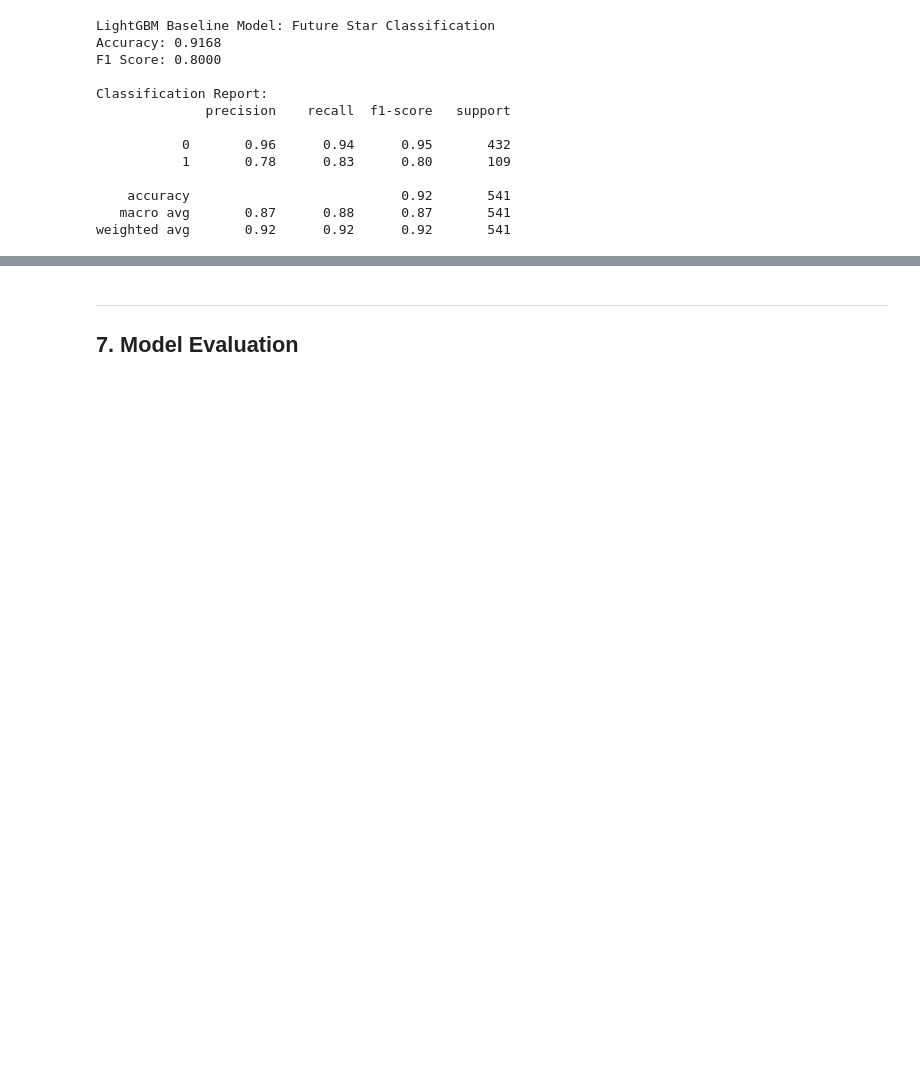
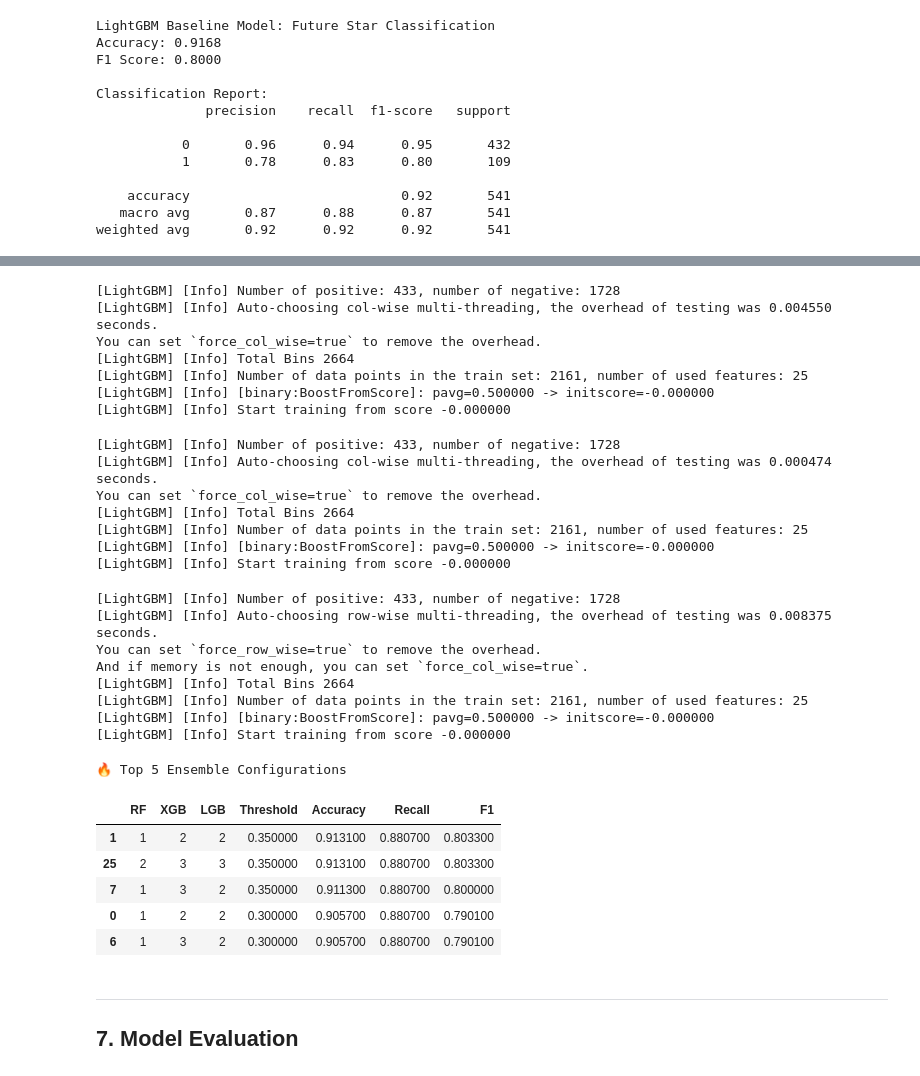
Before and after one commit to rahafw/future_stars, a Jupyter notebook: notebooks/future_stars_final.ipynb, the cells around one changed output, grey strips where cells are left out. Saved outputs shown, nothing was run; the diff lists cells and outputs as text; code cells hidden in the pictures; blank space fills up the shorter version.

```diff
--- a/notebooks/future_stars_final.ipynb
+++ b/notebooks/future_stars_final.ipynb
@@ -52,7 +52,7 @@ from sklearn.pipeline import Pipeline
 import xgboost as xgb
 import lightgbm as lgb
 # %%
-df = pd.read_csv("/home/rahaf/code/rahafw/future_stars/data/players_data_light-2024_2025.csv")
+df = pd.read_csv("/home/inx_17/code/rahafw/future_stars/data/players_data_light-2024_2025.csv")
 df.head()
 # %% [output]
 |  | Rk | Player | Nation | Pos | Squad | Comp | Age | Born | MP | Starts | ... | ... |
@@ -769,0 +817,48 @@ weighted avg       0.92      0.92      0.92       541
+# %%
+
+# --------------------------------------------------------
+# ⚙️ Step 1: Define search grids
+# --------------------------------------------------------
+weight_grid = [(1,2,2), (1,3,2), (1,2,3), (1,3,3), (2,3,3)]
+thresholds = np.arange(0.3, 0.6, 0.05)
+
+results = []
+
+# --------------------------------------------------------
+# 🚀 Step 2: Try every weight + threshold combo
+# --------------------------------------------------------
+for w_rf, w_xgb, w_lgb in weight_grid:
+    # Ensemble with different weights
+    ensemble_model = VotingClassifier(
+        estimators=[
+            ('rf', rf),
+            ('xgb', pipeline_xgb.named_steps['model']),
+            ('lgb', pipeline_lgb.named_steps['model'])
+        ],
+        voting='soft',
+        weights=[w_rf, w_xgb, w_lgb],
+        n_jobs=-1
+    )
+    ensemble_model.fit(X_train_scaled, y_train)
+    y_pred_prob = ensemble_model.predict_proba(X_test_scaled)[:, 1]
+
+    for thresh in thresholds:
+        y_pred = (y_pred_prob >= thresh).astype(int)
+        acc = accuracy_score(y_test, y_pred)
+        rec = recall_score(y_test, y_pred)
+        f1 = f1_score(y_test, y_pred)
+        results.append({
+            "RF": w_rf, "XGB": w_xgb, "LGB": w_lgb,
+            "Threshold": round(thresh, 2),
+            "Accuracy": round(acc, 4),
+            "Recall": round(rec, 4),
+            "F1": round(f1, 4)
+        })
+
+# --------------------------------------------------------
+# 📊 Step 3: Collect results and find best combo
+# --------------------------------------------------------
+results_df = pd.DataFrame(results)
+best = results_df.sort_values(["Recall", "Accuracy"], ascending=False).head(5)
+display(best.style.set_caption("🔥 Top 5 Ensemble Configurations"))
+# %% [output]
@@ -770,3 +880,32 @@ weighted avg       0.92      0.92      0.92       541
+[LightGBM] [Info] Number of positive: 433, number of negative: 1728
+[LightGBM] [Info] Auto-choosing col-wise multi-threading, the overhead of testing was 0.004550 seconds.
+You can set `force_col_wise=true` to remove the overhead.
+[LightGBM] [Info] Total Bins 2664
+[LightGBM] [Info] Number of data points in the train set: 2161, number of used features: 25
+[LightGBM] [Info] [binary:BoostFromScore]: pavg=0.500000 -> initscore=-0.000000
+[LightGBM] [Info] Start training from score -0.000000
+[LightGBM] [Info] Number of positive: 433, number of negative: 1728
+[LightGBM] [Info] Auto-choosing col-wise multi-threading, the overhead of testing was 0.000474 seconds.
+You can set `force_col_wise=true` to remove the overhead.
+[LightGBM] [Info] Total Bins 2664
+[LightGBM] [Info] Number of data points in the train set: 2161, number of used features: 25
+[LightGBM] [Info] [binary:BoostFromScore]: pavg=0.500000 -> initscore=-0.000000
+[LightGBM] [Info] Start training from score -0.000000
+[LightGBM] [Info] Number of positive: 433, number of negative: 1728
+[LightGBM] [Info] Auto-choosing row-wise multi-threading, the overhead of testing was 0.008375 seconds.
+You can set `force_row_wise=true` to remove the overhead.
+And if memory is not enough, you can set `force_col_wise=true`.
+[LightGBM] [Info] Total Bins 2664
+[LightGBM] [Info] Number of data points in the train set: 2161, number of used features: 25
+[LightGBM] [Info] [binary:BoostFromScore]: pavg=0.500000 -> initscore=-0.000000
+[LightGBM] [Info] Start training from score -0.000000
+🔥 Top 5 Ensemble Configurations
+|  | RF | XGB | LGB | Threshold | Accuracy | Recall | F1 |
+| 1 | 1 | 2 | 2 | 0.350000 | 0.913100 | 0.880700 | 0.803300 |
+| 25 | 2 | 3 | 3 | 0.350000 | 0.913100 | 0.880700 | 0.803300 |
+| 7 | 1 | 3 | 2 | 0.350000 | 0.911300 | 0.880700 | 0.800000 |
+| 0 | 1 | 2 | 2 | 0.300000 | 0.905700 | 0.880700 | 0.790100 |
+| 6 | 1 | 3 | 2 | 0.300000 | 0.905700 | 0.880700 | 0.790100 |
 # %% [markdown]
 ---
 ## 7. Model Evaluation
```
Also changed, not shown: parts of 4 cells of this notebook.
